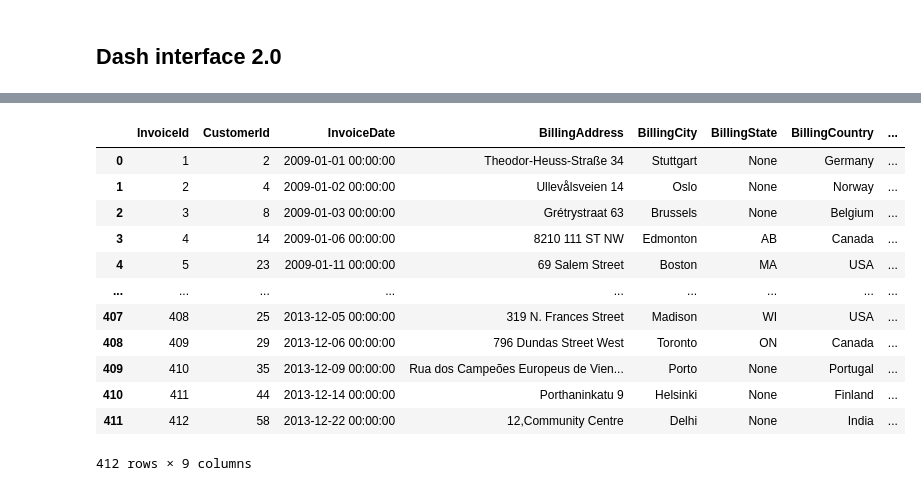
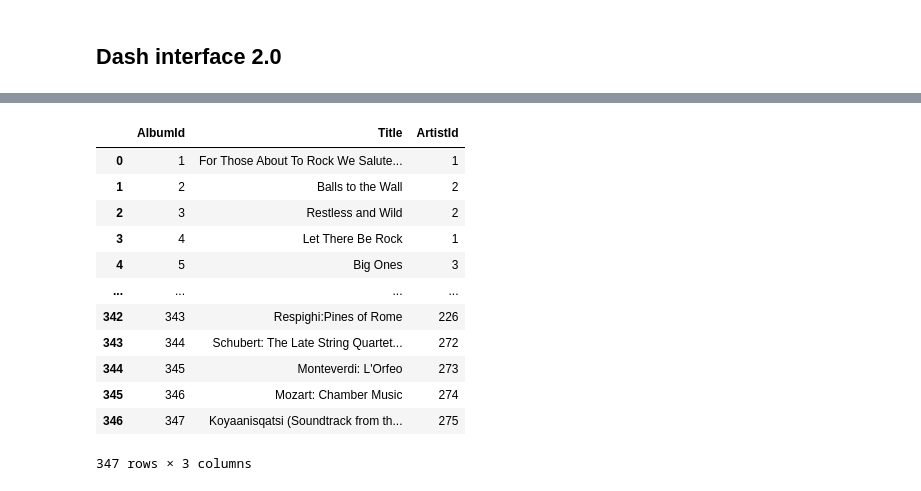
Before and after one commit to BernardoAlvarenga/BernardoAlvarenga, a Jupyter notebook: Dash_on_GGL_Colab_ipynb_txt.ipynb, the cells around one changed output, grey strips where cells are left out. Cells and saved outputs as stored; diff of their text form; code cells hidden in the pictures.

```diff
--- a/Dash_on_GGL_Colab_ipynb_txt.ipynb
+++ b/Dash_on_GGL_Colab_ipynb_txt.ipynb
@@ -668,20 +668,20 @@ Dash app running on http://127.0.0.1:8040/
 # %%
 import sqlite3
 import pandas as pd
-dat = sqlite3.connect('C:\\sqlite\\db\\chinook.db')
+dat = sqlite3.connect('chinook.db')
 data = pd.read_sql_query("Select * from albums", dat)
 data
 # %% [output]
-|  | InvoiceId | CustomerId | InvoiceDate | BillingAddress | BillingCity | BillingState | BillingCountry | ... |
-| 0 | 1 | 2 | 2009-01-01 00:00:00 | Theodor-Heuss-Straße 34 | Stuttgart | None | Germany | ... |
-| 1 | 2 | 4 | 2009-01-02 00:00:00 | Ullevålsveien 14 | Oslo | None | Norway | ... |
-| 2 | 3 | 8 | 2009-01-03 00:00:00 | Grétrystraat 63 | Brussels | None | Belgium | ... |
-| 3 | 4 | 14 | 2009-01-06 00:00:00 | 8210 111 ST NW | Edmonton | AB | Canada | ... |
-| 4 | 5 | 23 | 2009-01-11 00:00:00 | 69 Salem Street | Boston | MA | USA | ... |
-| ... | ... | ... | ... | ... | ... | ... | ... | ... |
-| 407 | 408 | 25 | 2013-12-05 00:00:00 | 319 N. Frances Street | Madison | WI | USA | ... |
-| 408 | 409 | 29 | 2013-12-06 00:00:00 | 796 Dundas Street West | Toronto | ON | Canada | ... |
-| 409 | 410 | 35 | 2013-12-09 00:00:00 | Rua dos Campeões Europeus de Vien... | Porto | None | Portugal | ... |
-| 410 | 411 | 44 | 2013-12-14 00:00:00 | Porthaninkatu 9 | Helsinki | None | Finland | ... |
-| 411 | 412 | 58 | 2013-12-22 00:00:00 | 12,Community Centre | Delhi | None | India | ... |
+|  | AlbumId | Title | ArtistId |
+| 0 | 1 | For Those About To Rock We Salute... | 1 |
+| 1 | 2 | Balls to the Wall | 2 |
+| 2 | 3 | Restless and Wild | 2 |
+| 3 | 4 | Let There Be Rock | 1 |
+| 4 | 5 | Big Ones | 3 |
+| ... | ... | ... | ... |
+| 342 | 343 | Respighi:Pines of Rome | 226 |
+| 343 | 344 | Schubert: The Late String Quartet... | 272 |
+| 344 | 345 | Monteverdi: L'Orfeo | 273 |
+| 345 | 346 | Mozart: Chamber Music | 274 |
+| 346 | 347 | Koyaanisqatsi (Soundtrack from th... | 275 |
-412 rows × 9 columns
+347 rows × 3 columns
```
